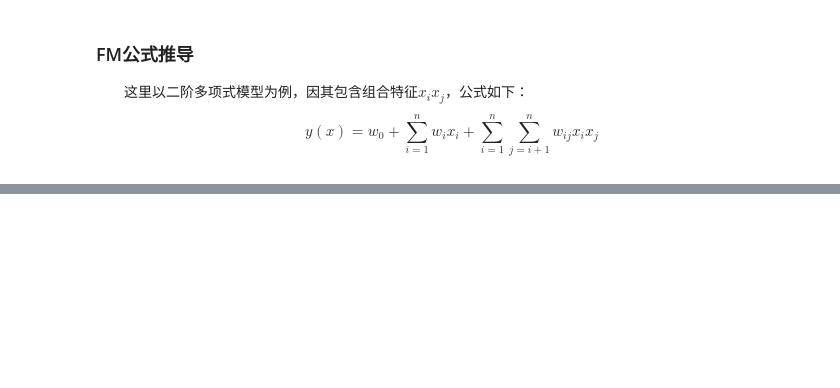
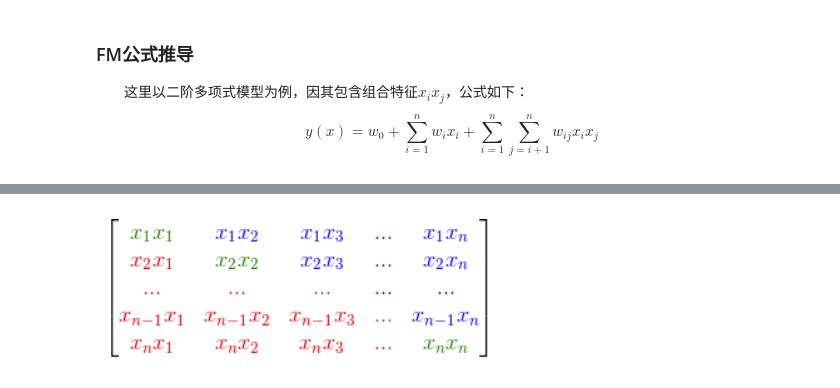
Before and after one commit to martin-1992/Recommended-system, a Jupyter notebook: factorization_machines/Factorization Machines Note.ipynb, the cells around one changed output, grey strips where cells are left out. Cells and saved outputs as stored; diff of their text form; code cells hidden in the pictures; blank space fills up the shorter version.

```diff
--- a/factorization_machines/Factorization Machines Note.ipynb
+++ b/factorization_machines/Factorization Machines Note.ipynb
@@ -49,0 +75,5 @@ $$\sum _{i=1}^{n-1} \sum _{j=i+1}^{n} < v_{i}, v_{j}> x_{i}x_{j}\\
+# %%
+Image('https://raw.githubusercontent.com/martin-1992/Recommended-system/master/\
+factorization_machines/factorization_machines01.png')
+# %% [output]
+[figure, added]
```
Also changed, not shown: parts of 14 cells of this notebook.
